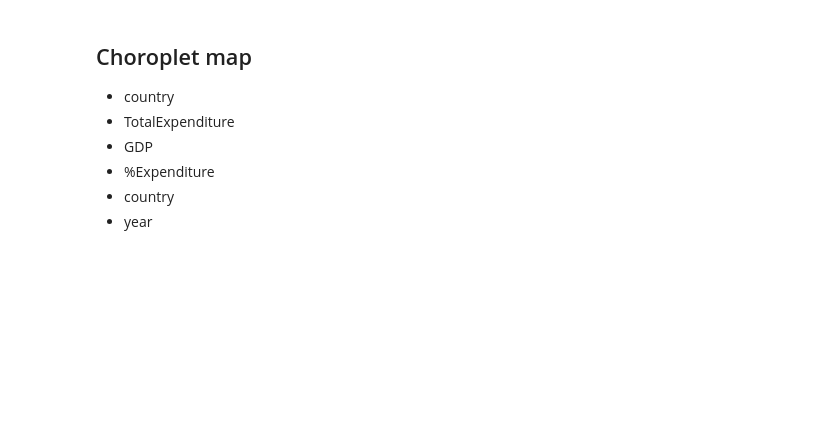
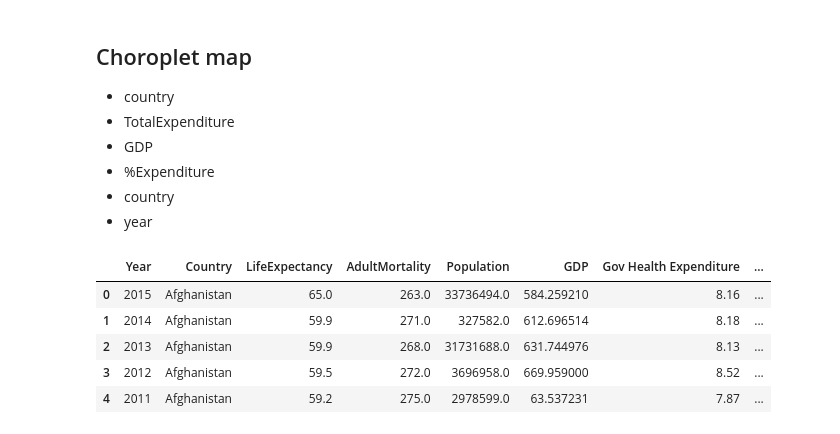
Before and after one commit to roberto98/DataViz-Project, a Jupyter notebook: python/Preprocessing.ipynb, the cells around one changed output. Saved outputs shown, nothing was run; the diff lists cells and outputs as text; code cells hidden in the pictures; blank space fills up the shorter version.

```diff
--- a/python/Preprocessing.ipynb
+++ b/python/Preprocessing.ipynb
@@ -551,3 +568,16 @@ scatter.to_csv("CSV/scatter_economic.csv")
 - %Expenditure
 - country
 - year
+# %%
+map_df = kaggle_df[["Year", "Country", "LifeExpectancy", "AdultMortality", "Population", "GDP", "TotalExpenditure", "Schooling", "ICOR index"]]
+map_df = map_df.rename(columns = {'TotalExpenditure':'Gov Health Expenditure',
+                                  'ICOR index':'ICOR'
+                                 }, inplace = False)
+map_df.head()
+# %% [output]
+|  | Year | Country | LifeExpectancy | AdultMortality | Population | GDP | Gov Health Expenditure | ... |
+| 0 | 2015 | Afghanistan | 65.0 | 263.0 | 33736494.0 | 584.259210 | 8.16 | ... |
+| 1 | 2014 | Afghanistan | 59.9 | 271.0 | 327582.0 | 612.696514 | 8.18 | ... |
+| 2 | 2013 | Afghanistan | 59.9 | 268.0 | 31731688.0 | 631.744976 | 8.13 | ... |
+| 3 | 2012 | Afghanistan | 59.5 | 272.0 | 3696958.0 | 669.959000 | 8.52 | ... |
+| 4 | 2011 | Afghanistan | 59.2 | 275.0 | 2978599.0 | 63.537231 | 7.87 | ... |
```
Also changed, not shown: parts of 16 cells of this notebook, 10 other files.
